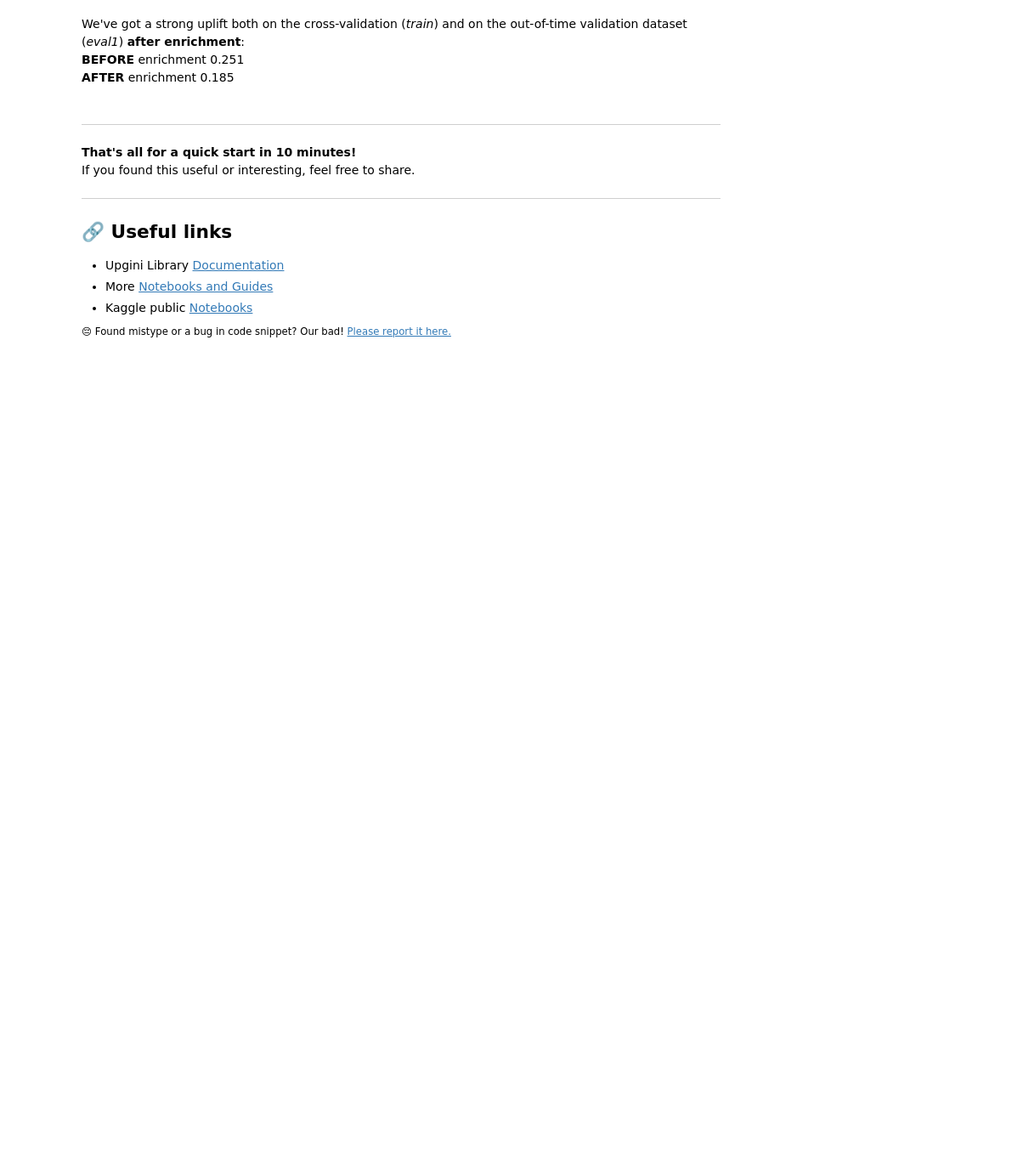
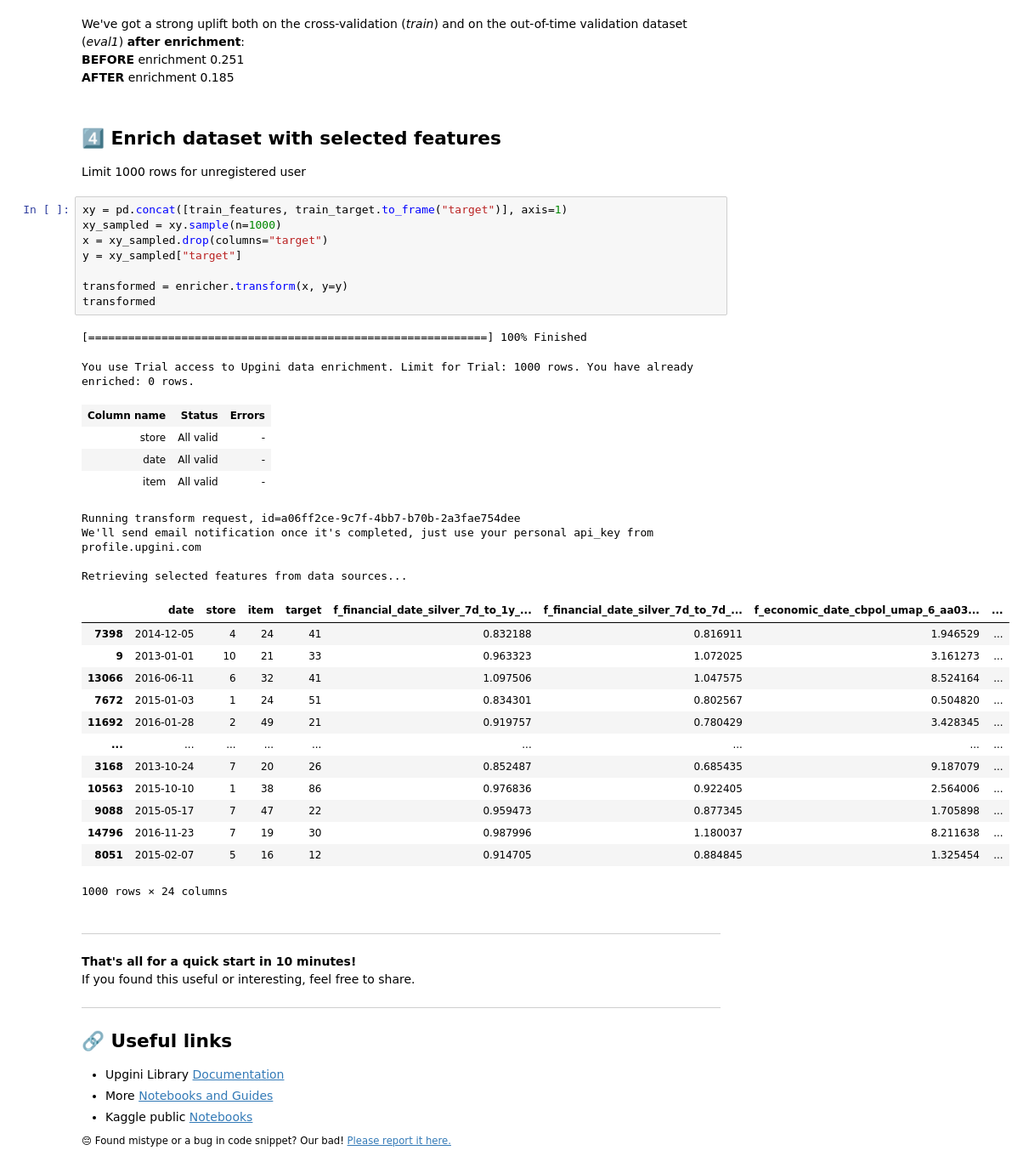
Before and after one commit to upgini/upgini, a Jupyter notebook: notebooks/kaggle_example.ipynb, the cells around one changed output. Shown: that part at 85% size. Drawn from its saved outputs; the diff is of its cells as text; blank space fills up the shorter version.

```diff
--- a/notebooks/kaggle_example.ipynb
+++ b/notebooks/kaggle_example.ipynb
@@ -178,6 +134,41 @@ Relevant data sources
 We've got a strong uplift both on the cross-validation (*train*) and on the out-of-time validation dataset (*eval1*) **after enrichment**:
 **BEFORE** enrichment 0.251
 **AFTER** enrichment 0.185
+# %% [markdown]
+## 4️⃣ Enrich dataset with selected features
+Limit 1000 rows for unregistered user
+# %%
+xy = pd.concat([train_features, train_target.to_frame("target")], axis=1)
+xy_sampled = xy.sample(n=1000)
+x = xy_sampled.drop(columns="target")
+y = xy_sampled["target"]
+
+transformed = enricher.transform(x, y=y)
+transformed
+# %% [output]
+[============================================================] 100% Finished
+You use Trial access to Upgini data enrichment. Limit for Trial: 1000 rows. You have already enriched: 0 rows.
+| Column name | Status | Errors |
+| store | All valid | - |
+| date | All valid | - |
+| item | All valid | - |
+Running transform request, id=a06ff2ce-9c7f-4bb7-b70b-2a3fae754dee
+We'll send email notification once it's completed, just use your personal api_key from profile.upgini.com
+
+Retrieving selected features from data sources...
+|  | date | store | item | target | f_financial_date_silver_7d_to_1y_... | f_financial_date_silver_7d_to_7d_... | f_economic_date_cbpol_umap_6_aa03... | ... |
+| 7398 | 2014-12-05 | 4 | 24 | 41 | 0.832188 | 0.816911 | 1.946529 | ... |
+| 9 | 2013-01-01 | 10 | 21 | 33 | 0.963323 | 1.072025 | 3.161273 | ... |
+| 13066 | 2016-06-11 | 6 | 32 | 41 | 1.097506 | 1.047575 | 8.524164 | ... |
+| 7672 | 2015-01-03 | 1 | 24 | 51 | 0.834301 | 0.802567 | 0.504820 | ... |
+| 11692 | 2016-01-28 | 2 | 49 | 21 | 0.919757 | 0.780429 | 3.428345 | ... |
+| ... | ... | ... | ... | ... | ... | ... | ... | ... |
+| 3168 | 2013-10-24 | 7 | 20 | 26 | 0.852487 | 0.685435 | 9.187079 | ... |
+| 10563 | 2015-10-10 | 1 | 38 | 86 | 0.976836 | 0.922405 | 2.564006 | ... |
+| 9088 | 2015-05-17 | 7 | 47 | 22 | 0.959473 | 0.877345 | 1.705898 | ... |
+| 14796 | 2016-11-23 | 7 | 19 | 30 | 0.987996 | 1.180037 | 8.211638 | ... |
+| 8051 | 2015-02-07 | 5 | 16 | 12 | 0.914705 | 0.884845 | 1.325454 | ... |
+1000 rows × 24 columns
 # %% [markdown]
 ______________________________
 **That's all for a quick start in 10 minutes!**
```
Also changed, not shown: parts of 2 cells of this notebook, 5 other files.
